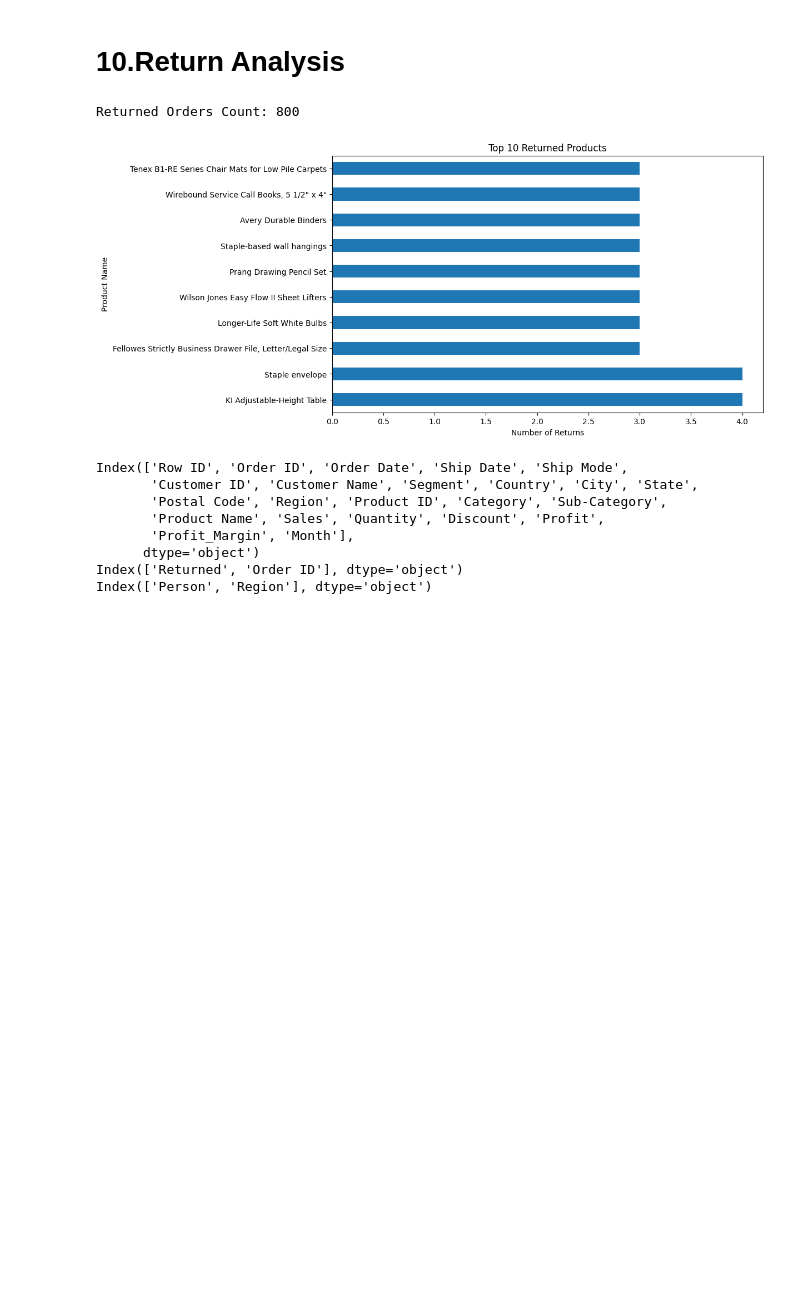
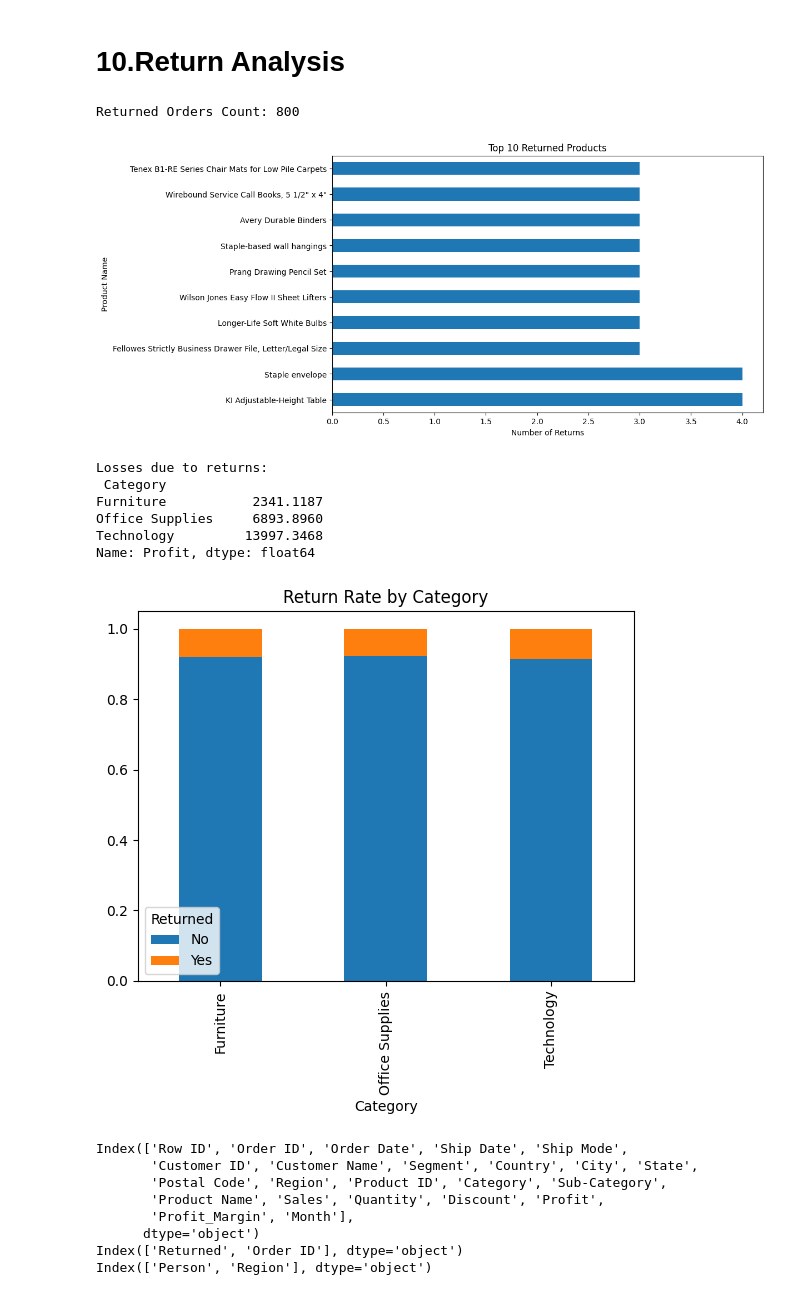
Before and after one commit to Sujithra-Emmanuel/SAMPLE-SUPERSTORE, a Jupyter notebook: Retail Analytics.ipynb, the cells around one changed output. Cells and saved outputs as stored; diff of their text form; code cells hidden in the pictures; blank space fills up the shorter version.

```diff
--- a/Retail Analytics.ipynb
+++ b/Retail Analytics.ipynb
@@ -237,26 +237,43 @@ plt.show()
 # %%
 # Add a 'Returned' column to orders by checking if Order ID exists in returns
 orders=Orders
 returns=Returns
 orders['Returned'] = orders['Order ID'].isin(returns['Order ID'])
 
 # Optional: convert to 'Yes'/'No' format
 orders['Returned'] = orders['Returned'].map({True: 'Yes', False: 'No'})
 
 # Filter returned orders
 returned = orders[orders['Returned'] == 'Yes']
 print("Returned Orders Count:", returned.shape[0])
 
 # Top 10 returned products
 top_returns = returned['Product Name'].value_counts().head(10)
 
 # Plot
 top_returns.plot(kind='barh', title='Top 10 Returned Products', figsize=(10,6))
 plt.xlabel('Number of Returns')
 plt.show()
+
+# Return Rate by Category
+return_rate = orders.groupby('Category')['Returned'].value_counts(normalize=True).unstack()
+return_rate.plot(kind='bar', stacked=True, title='Return Rate by Category')
+plt.show
+
+#Loss from Returns
+returned = orders[orders['Returned'] == 'Yes']
+loss_by_category = returned.groupby('Category')['Profit'].sum()
+print("Losses due to returns:\n", loss_by_category)
 # %% [output]
 Returned Orders Count: 800
 [figure]
+Losses due to returns:
+ Category
+Furniture           2341.1187
+Office Supplies     6893.8960
+Technology         13997.3468
+Name: Profit, dtype: float64
+[figure, added]
 # %%
 print(Orders.columns)
 print(Returns.columns)
```
Also changed, not shown: parts of 1 cell of this notebook, 2 other files.
